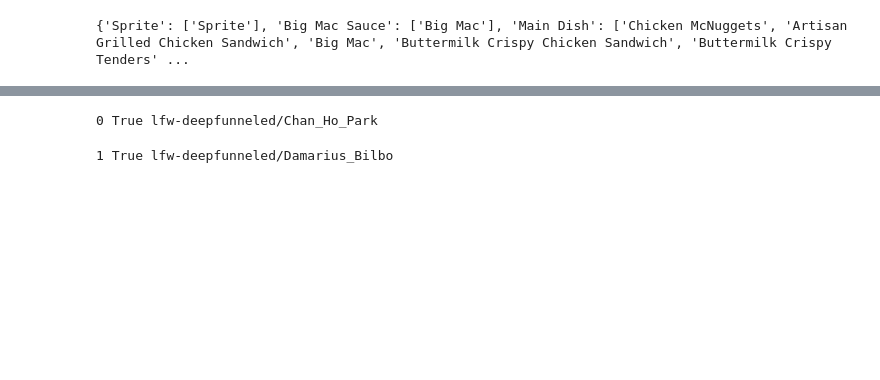
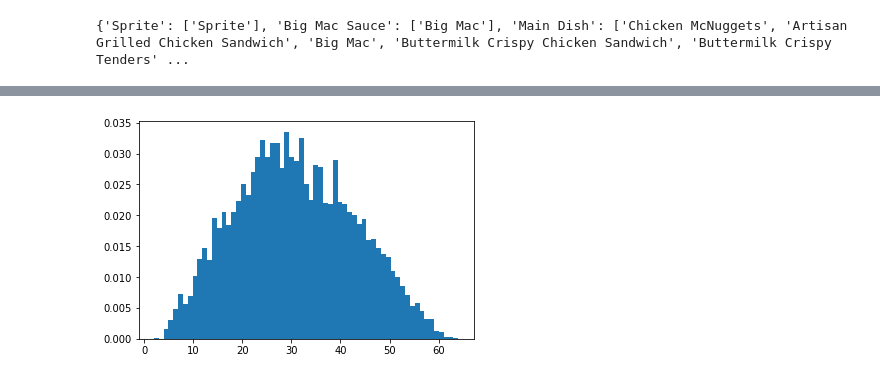
Before and after one commit to eyentei/cv_recommender, a Jupyter notebook: 3_order_data_generation.ipynb, the cells around one changed output, grey strips where cells are left out. Cells and saved outputs as stored; diff of their text form; code cells hidden in the pictures; blank space fills up the shorter version.

Commit message:
change age/gender model

```diff
--- a/3_order_data_generation.ipynb
+++ b/3_order_data_generation.ipynb
@@ -65,10 +62,10 @@ path='lfw-deepfunneled/'
 # %%
 users = []
-from tqdm import tqdm
-import glob
+path='lfw-deepfunneled/'
 people = glob.glob(path+'/*')
-people.sort()
+people.sort(key=lambda x: x.lower())
 i=1
+
 for person in tqdm(people,total=len(people)):
 
     p_imgs = glob.glob(person+'/*')
@@ -76,22 +73,31 @@ for person in tqdm(people,total=len(people)):
     ages=[]
     descs=[]
     for im in p_imgs:
-
         res = process(im)
         if res is not None:
             desc,age,gender=res
             descs.append(desc)
             ages.append(age)
             genders.append(gender)
+
     try:
-        desc = np.mean(descs,axis=0)
-        gender = int(np.round(np.mean(genders)))
-        age = bool(int(np.round(np.mean(ages))))
-    except:
-        print (gender,age,person)
+        desc = list(np.mean(descs,axis=0))
+        gender = np.argmax(np.mean(genders, axis=0))
+        age = int(np.round(np.mean(ages)))
 
-    #users.append([i,gender,age,desc])
-    i+=1
+        for j,a in enumerate(age_list):
+            if a[0] <= age <= a[1]:
+                age = j+1
+                break
+
+        users.append([i,gender,age,desc])
+        i+=1
+
+    except Exception as e:
+        print(e)
+        pass
-# %% [output]
-0 True lfw-deepfunneled/Chan_Ho_Park
-1 True lfw-deepfunneled/Damarius_Bilbo
+# %%
+plt.hist(tages, density=True,bins=63)
+plt.show()
+# %% [output]
+[figure, added]
```
Also changed, not shown: parts of 13 cells of this notebook, 3 other files.
